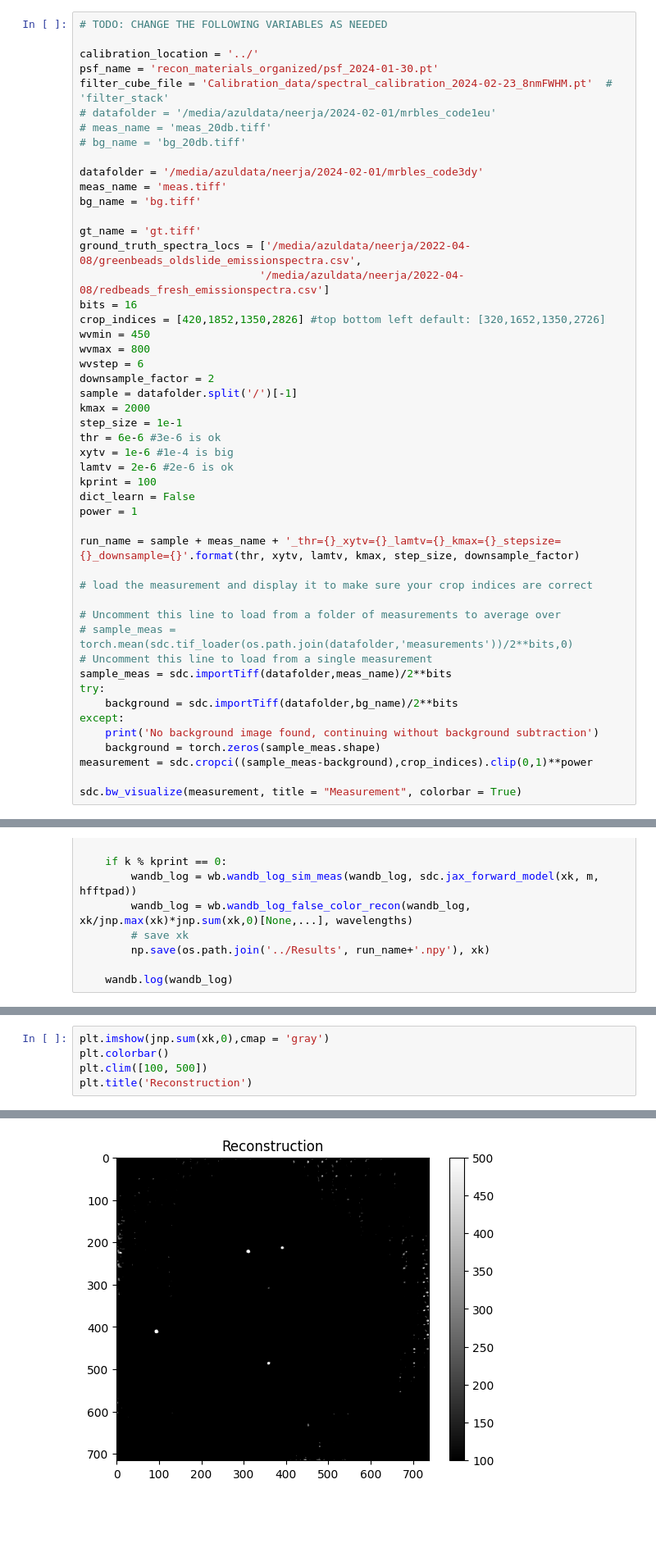
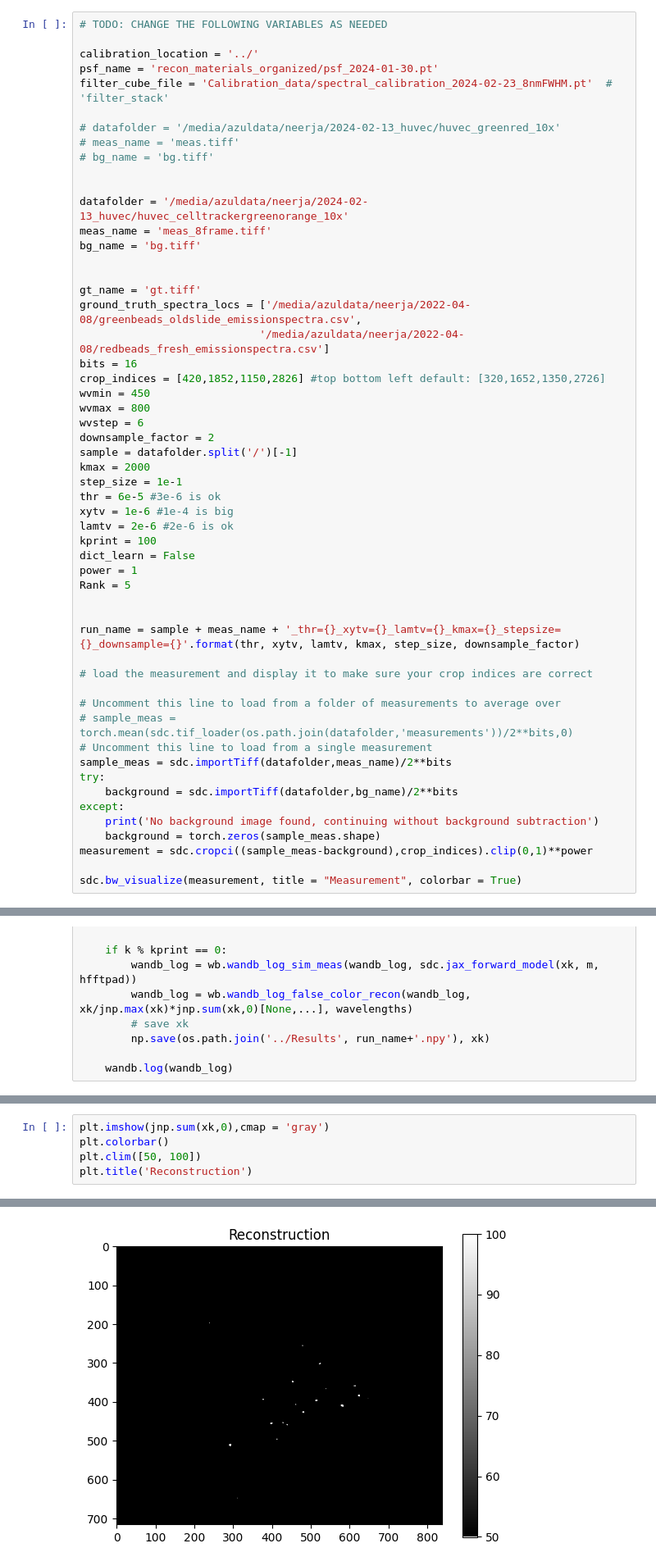
Before and after one commit to neerja/spectraldiffuserscope, a Jupyter notebook: JaxCode/Reconstruction Notebooks/fixed_cells_2024-02-13.ipynb, the cells around one changed output, grey strips where cells are left out. Shown at 82% size. Cells and saved outputs as stored; diff of their text form; blank space fills up the shorter version.

Commit message:
added Figure Notebooks used for FOM 2024.  Did more reconstructions.  Created calibration pre-process notebooks

```diff
--- a/JaxCode/Reconstruction Notebooks/fixed_cells_2024-02-13.ipynb
+++ b/JaxCode/Reconstruction Notebooks/fixed_cells_2024-02-13.ipynb
@@ -31,19 +34,22 @@ import sdc_config5 as sdc
 calibration_location = '../'
 psf_name = 'recon_materials_organized/psf_2024-01-30.pt'
 filter_cube_file = 'Calibration_data/spectral_calibration_2024-02-23_8nmFWHM.pt'  # 'filter_stack'
-# datafolder = '/media/azuldata/neerja/2024-02-01/mrbles_code1eu'
-# meas_name = 'meas_20db.tiff'
-# bg_name = 'bg_20db.tiff'
 
-datafolder = '/media/azuldata/neerja/2024-02-01/mrbles_code3dy'
-meas_name = 'meas.tiff'
+# datafolder = '/media/azuldata/neerja/2024-02-13_huvec/huvec_greenred_10x'
+# meas_name = 'meas.tiff'
+# bg_name = 'bg.tiff'
+
+
+datafolder = '/media/azuldata/neerja/2024-02-13_huvec/huvec_celltrackergreenorange_10x'
+meas_name = 'meas_8frame.tiff'
 bg_name = 'bg.tiff'
+
 
 gt_name = 'gt.tiff'
 ground_truth_spectra_locs = ['/media/azuldata/neerja/2022-04-08/greenbeads_oldslide_emissionspectra.csv',
                             '/media/azuldata/neerja/2022-04-08/redbeads_fresh_emissionspectra.csv']
 bits = 16
-crop_indices = [420,1852,1350,2826] #top bottom left default: [320,1652,1350,2726]
+crop_indices = [420,1852,1150,2826] #top bottom left default: [320,1652,1350,2726]
 wvmin = 450
 wvmax = 800
 wvstep = 6
@@ -51,12 +57,14 @@ downsample_factor = 2
 sample = datafolder.split('/')[-1]
 kmax = 2000
 step_size = 1e-1
-thr = 6e-6 #3e-6 is ok
+thr = 6e-5 #3e-6 is ok
 xytv = 1e-6 #1e-4 is big
 lamtv = 2e-6 #2e-6 is ok
 kprint = 100
 dict_learn = False
 power = 1
+Rank = 5
+
 
 run_name = sample + meas_name + '_thr={}_xytv={}_lamtv={}_kmax={}_stepsize={}_downsample={}'.format(thr, xytv, lamtv, kmax, step_size, downsample_factor)
 
@@ -217,8 +232,8 @@ sdc.color_visualize( xk/jnp.max(xk)*jnp.sum(xk,0),wavelengths, title = "Reconstr
 # %%
 plt.imshow(jnp.sum(xk,0),cmap = 'gray')
 plt.colorbar()
-plt.clim([100, 500])
+plt.clim([50, 100])
 plt.title('Reconstruction')
 # %% [output]
 Text(0.5, 1.0, 'Reconstruction')
-[figure, old version]
+[figure, new version]
```
Also changed, not shown: parts of 6 cells of this notebook, 11 other files.
